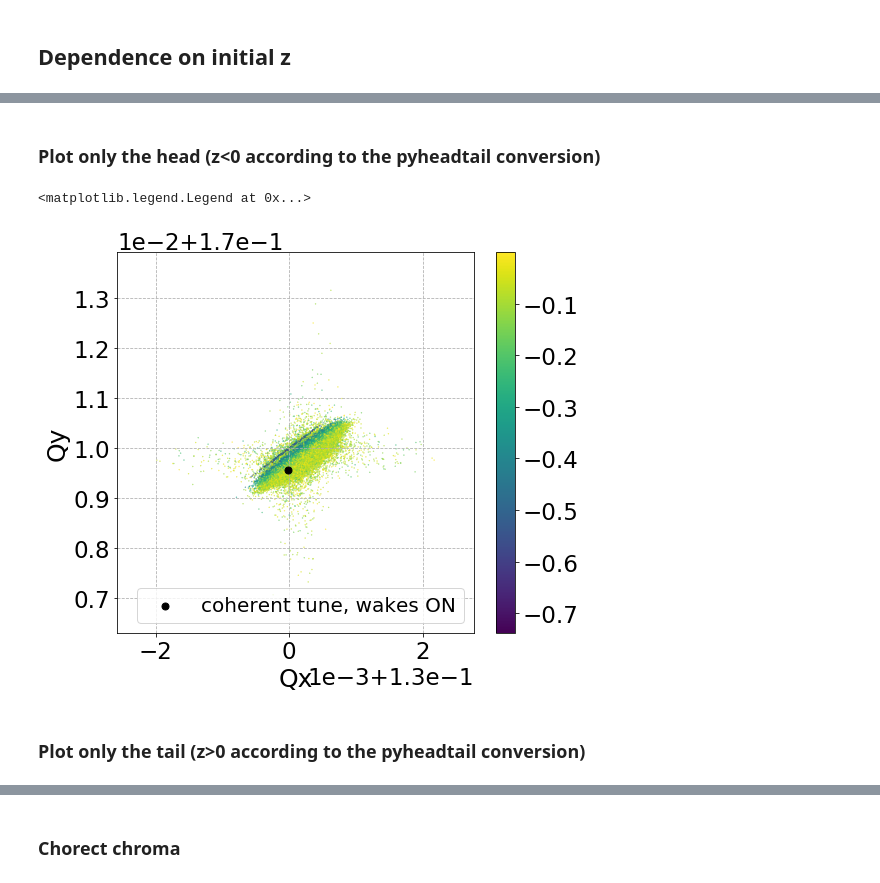
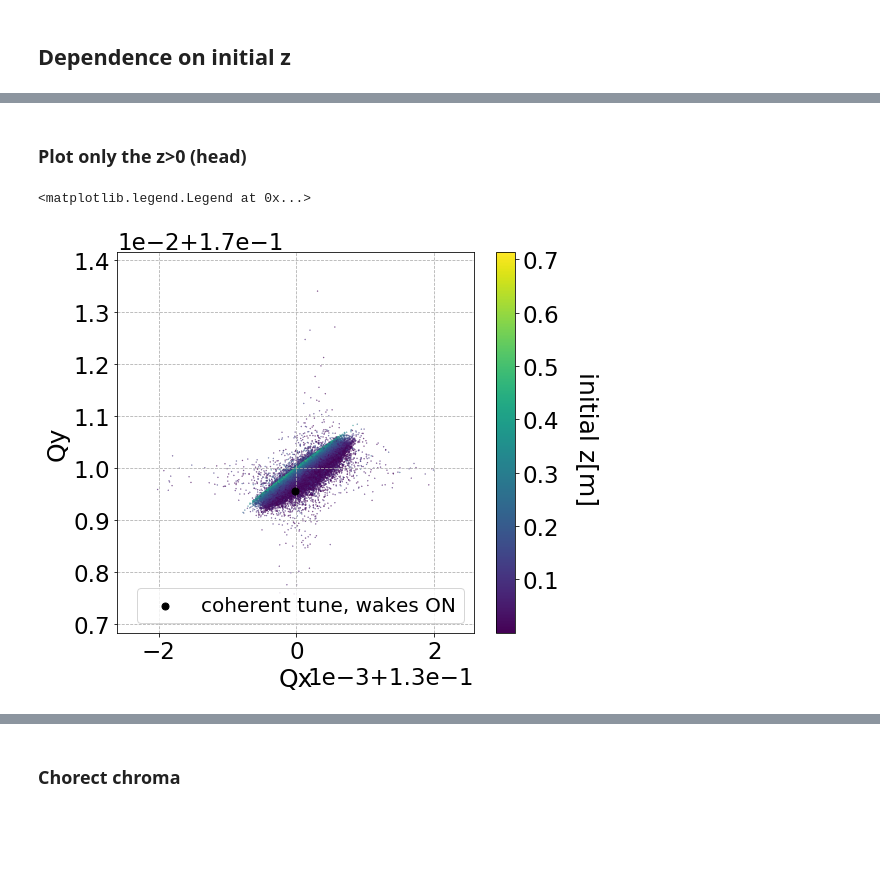
Before and after one commit to natriant/exploring_SPS, a Jupyter notebook: coherent_and_incoherent_tuneShift/job002_loadTuneData_plot_footprint.ipynb, the cells around one changed output, grey strips where cells are left out. Drawn from its saved outputs; the diff is of its cells as text; code cells hidden in the pictures; blank space fills up the shorter version.

```diff
--- a/coherent_and_incoherent_tuneShift/plot_footprint.ipynb
+++ b/coherent_and_incoherent_tuneShift/job002_loadTuneData_plot_footprint.ipynb
@@ -54,8 +52,8 @@ Qy_coherent_nowakes = 0.1799906063619161
 # %% [markdown]
 ### Load the tunes for each particle as obtained from tracking
 # %%
-Qx_incoherent_wakes = pickle.load(open('Qx_file.pkl', 'rb'))
-Qy_incoherent_wakes = pickle.load(open('Qy_file.pkl', 'rb'))
+Qx_incoherent_wakes = pickle.load(open('./tune_pickle_data/Qx_file.pkl', 'rb'))
+Qy_incoherent_wakes = pickle.load(open('./tune_pickle_data/Qy_file.pkl', 'rb'))
 # %%
 plt.plot(Qx_incoherent_wakes, Qy_incoherent_wakes, '.', c='C1', ms=0.1)
 plt.xlabel('Qx')
@@ -80,7 +78,7 @@ plt.legend(loc=2)
 4) Analytically compute the tune shift with amplotiude
 # %%
 # Load the initial distribution to apply the condition in the initial positions
-file2 = open(f'bunch2', 'rb')
+file2 = open(f'./tune_pickle_data/bunch2', 'rb')
 bunch = pickle.load(file2)
 file2.close()
 
@@ -211,27 +237,24 @@ plt.legend(loc=4)
 # %% [markdown]
-### Plot only the head (z<0 according to the pyheadtail conversion)
+### Plot only the z>0 (head)
 # %%
-df2 = df.loc[df['z init'] < 0 ]
+df3 = df.loc[df['z init'] >= 0 ]
 fig, ax = plt.subplots()
 
-vmin = np.min(df2['z init'])
-vmax= np.max(df2['z init'])
+vmin = np.min(df3['z init'])
+vmax= np.max(df3['z init'])
 
-cb2 = ax.scatter(df2['Qx'], df2['Qy'], c=df2['z init'], s=0.1, vmin=vmin, vmax=vmax, cmap='viridis')
+cb2 = ax.scatter(df3['Qx'], df3['Qy'], c=df3['z init'], s=0.1, vmin=vmin, vmax=vmax, cmap='viridis')
 mpl2 = fig.colorbar(cb2)
-mpl2.set_label('initial z [m]', labelpad=15, rotation=270)#,fontsize=25)
-
+mpl2.set_label('initial z[m] ', labelpad=40, rotation=270)#,fontsize=25)
 
 plt.xlabel('Qx')
 plt.ylabel('Qy')
 plt.grid(linestyle='dashed')
 plt.scatter(Qx_coherent_wakes, Qy_coherent_wakes, c='k', zorder=50, label='coherent tune, wakes ON')
 plt.ticklabel_format(axis='y', style='', scilimits=(-2,-2), useOffset=0.17)
 plt.ticklabel_format(axis='x', style='', scilimits=(-3,-3), useOffset=0.13)
 
 plt.legend(loc=4)
 # %% [output]
 <matplotlib.legend.Legend at 0x...>
-[figure, old version]
+[figure, new version]
-# %% [markdown]
-### Plot only the tail (z>0 according to the pyheadtail conversion)
```
Also changed, not shown: parts of 8 cells of this notebook, 2 other files.
